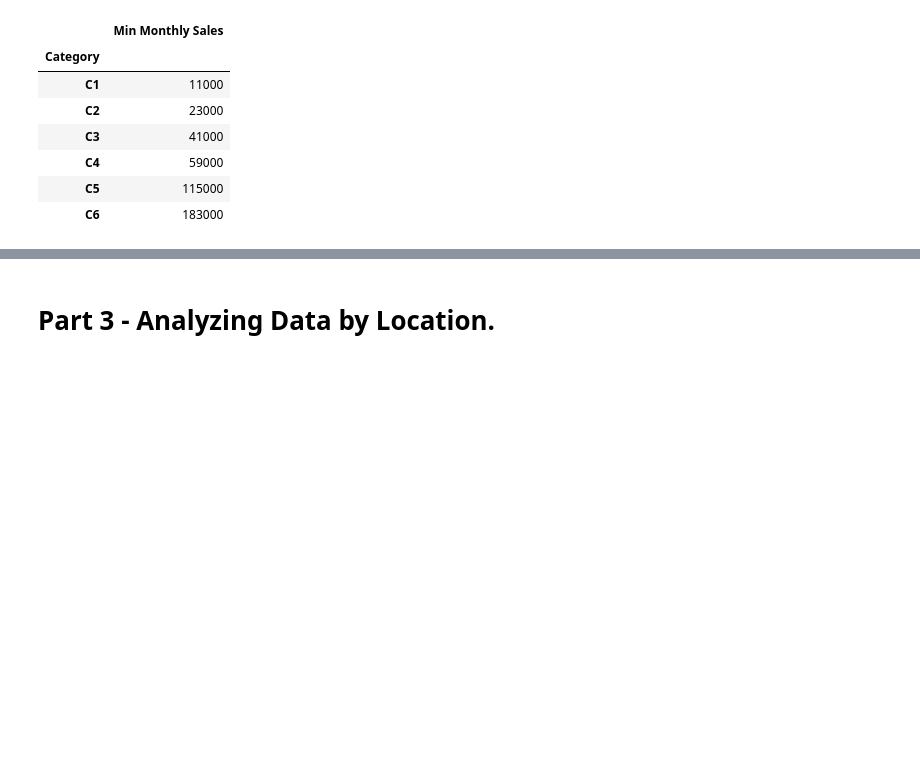
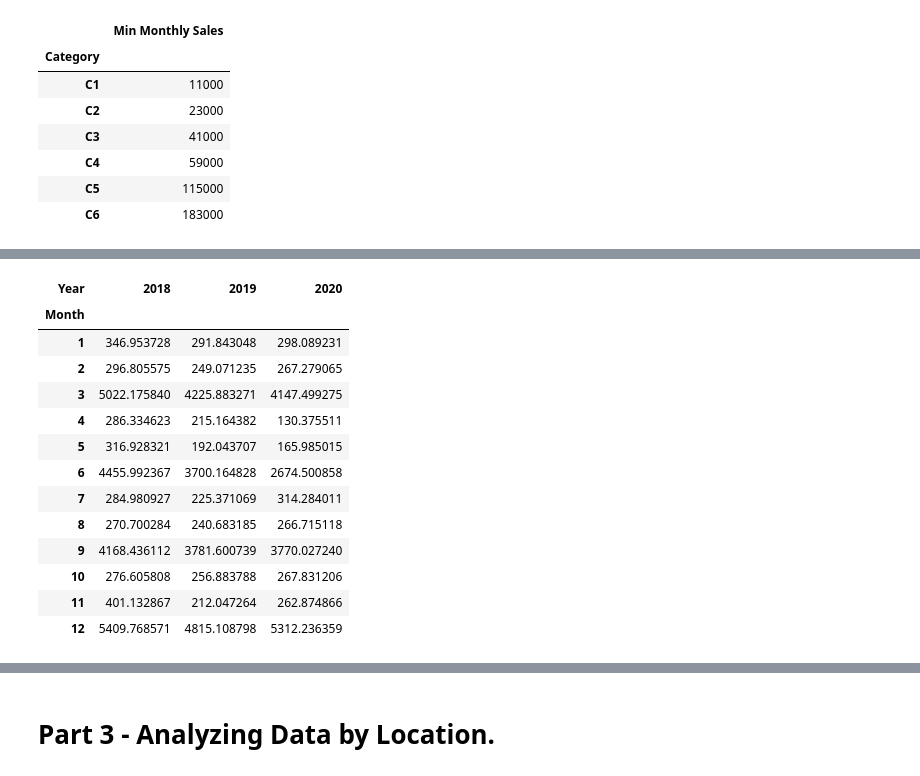
Before and after one commit to MauCFD/Project_1, a Jupyter notebook: project 1 - Analyzing a Loyalty Program/Loyalty Program - analyzing data.ipynb, the cells around one changed output, grey strips where cells are left out. Saved outputs shown, nothing was run; the diff lists cells and outputs as text; code cells hidden in the pictures; blank space fills up the shorter version.

```diff
--- a/project 1 - Analyzing a Loyalty Program/Loyalty Program - analyzing data.ipynb
+++ b/project 1 - Analyzing a Loyalty Program/Loyalty Program - analyzing data.ipynb
@@ -454,0 +453,22 @@ plt.savefig("plots/Average Sales vs Average Min Purchase (C6).png")
+# %%
+#heatmap Compliance and Points Worth ($) per category
+compliance_drop = Project_df.drop(columns =['Min Monthly Sales','Town','State','Distributor','Quarter','Compliance','Total Sales','Total Points','Client ID'])
+compliance_p = compliance_drop.groupby(['Month','Year']).mean().reset_index()
+#compliance_pi = compliance_p.set_index('Year')
+compliance_pi2 = compliance_p.pivot('Month','Year','Points Worth ($)')
+compliance_pi2
+# %% [output]
+| Year | 2018 | 2019 | 2020 |
+| Month |  |  |  |
+| 1 | 346.953728 | 291.843048 | 298.089231 |
+| 2 | 296.805575 | 249.071235 | 267.279065 |
+| 3 | 5022.175840 | 4225.883271 | 4147.499275 |
+| 4 | 286.334623 | 215.164382 | 130.375511 |
+| 5 | 316.928321 | 192.043707 | 165.985015 |
+| 6 | 4455.992367 | 3700.164828 | 2674.500858 |
+| 7 | 284.980927 | 225.371069 | 314.284011 |
+| 8 | 270.700284 | 240.683185 | 266.715118 |
+| 9 | 4168.436112 | 3781.600739 | 3770.027240 |
+| 10 | 276.605808 | 256.883788 | 267.831206 |
+| 11 | 401.132867 | 212.047264 | 262.874866 |
+| 12 | 5409.768571 | 4815.108798 | 5312.236359 |
```
Also changed, not shown: parts of 11 cells of this notebook, 10 other files.
